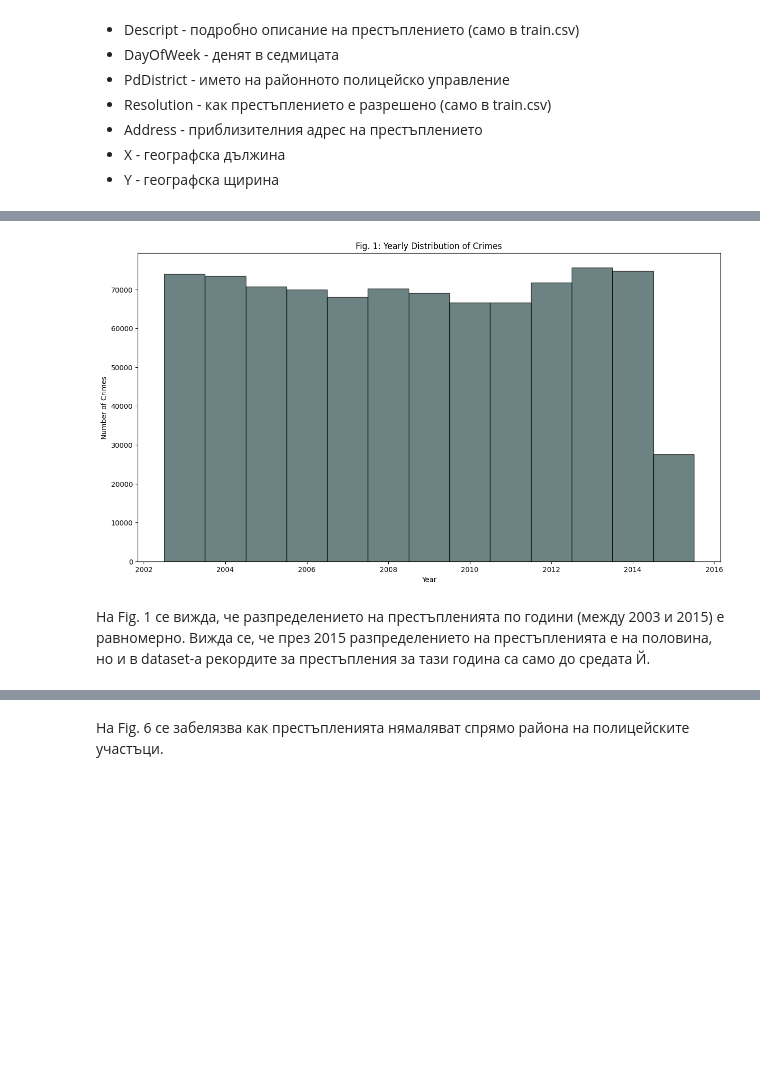
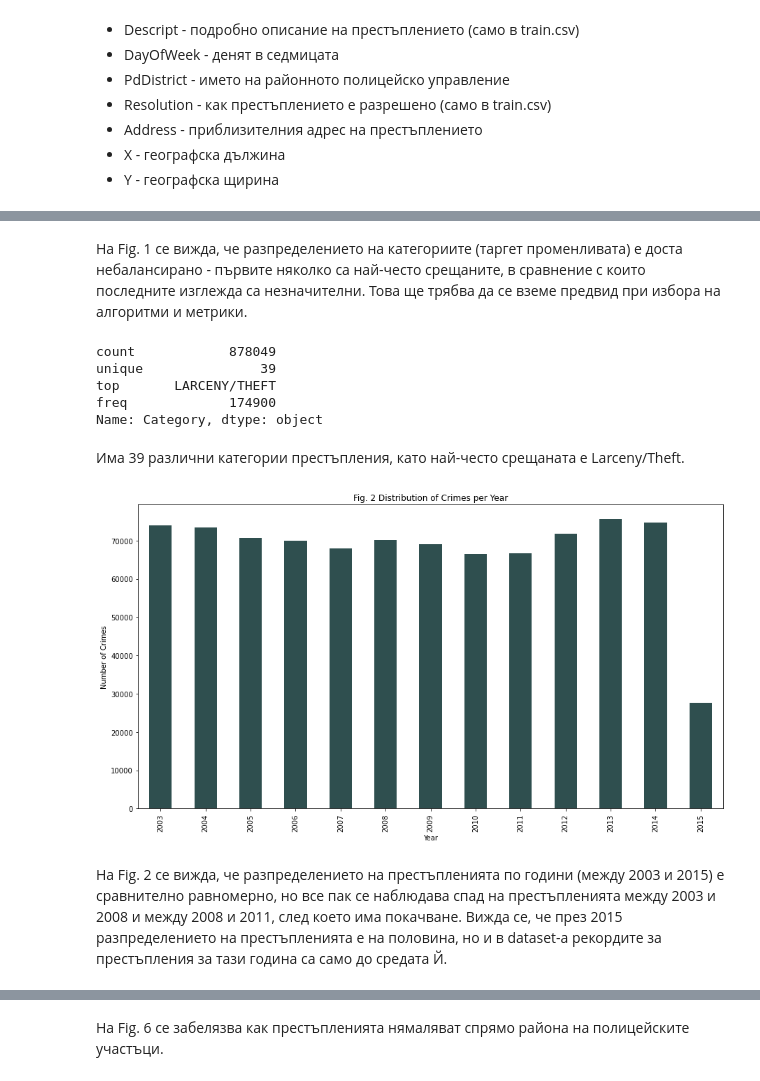
Before and after one commit to RayaSimeonova/crime-classification, a Jupyter notebook: project_description.ipynb, the cells around one changed output, grey strips where cells are left out. Drawn from its saved outputs; the diff is of its cells as text; code cells hidden in the pictures; blank space fills up the shorter version.

```diff
--- a/project_description.ipynb
+++ b/project_description.ipynb
@@ -70,0 +114,13 @@ data.head(2)
+# %%
+def plot_bar(label, fig_num, isChronological=False):
+    plt.figure(figsize=(15, 8))
+
+    if isChronological:
+        data[label].value_counts().sort_index().plot(kind='bar', color='darkslategray')
+    else:
+        data[label].value_counts().plot(kind='bar', color='darkslategray')
+
+    plt.title(f'Fig. {fig_num} Distribution of Crimes per {label}')
+    plt.xlabel(label)
+    plt.ylabel('Number of Crimes')
+    plt.show()
@@ -71,14 +154,18 @@ data.head(2)
+# %% [markdown]
+На Fig. 1 се вижда, че разпределението на категориите (таргет променливата) е доста небалансирано - първите няколко са най-често срещаните, в сравнение с които последните изглежда са незначителни. Това ще трябва да се вземе предвид при избора на алгоритми и метрики.
+# %%
+data['Category'].describe()
+# %% [output]
+count            878049
+unique               39
+top       LARCENY/THEFT
+freq             174900
+Name: Category, dtype: object
+# %% [markdown]
+Има 39 различни категории престъпления, като най-често срещаната е Larceny/Theft.
 # %%
-plt.figure(figsize=(15, 8))
-years = data['Year'].unique()
-for year in years:
-    plt.hist(data[data['Year'] == year]['Year'], bins=1, color='darkslategray', edgecolor='black', label=str(year), alpha=0.7)
-
-plt.title('Fig. 1: Yearly Distribution of Crimes')
-plt.xlabel('Year')
-plt.ylabel('Number of Crimes')
-plt.show()
+plot_bar('Year', fig_num=2, isChronological=True)
 # %% [output]
-[figure, old version]
+[figure, new version]
 # %% [markdown]
-На Fig. 1 се вижда, че разпределението на престъпленията по години (между 2003 и 2015) е равномерно. Вижда се, че през 2015 разпределението на престъпленията е на половина, но и в dataset-а рекордите за престъпления за тази година са само до средата Й.
+На Fig. 2 се вижда, че разпределението на престъпленията по години (между 2003 и 2015) е сравнително равномерно, но все пак се наблюдава спад на престъпленията между 2003 и 2008 и между 2008 и 2011, след което има покачване. Вижда се, че през 2015 разпределението на престъпленията е на половина, но и в dataset-а рекордите за престъпления за тази година са само до средата Й.
```
Also changed, not shown: parts of 41 cells of this notebook.
